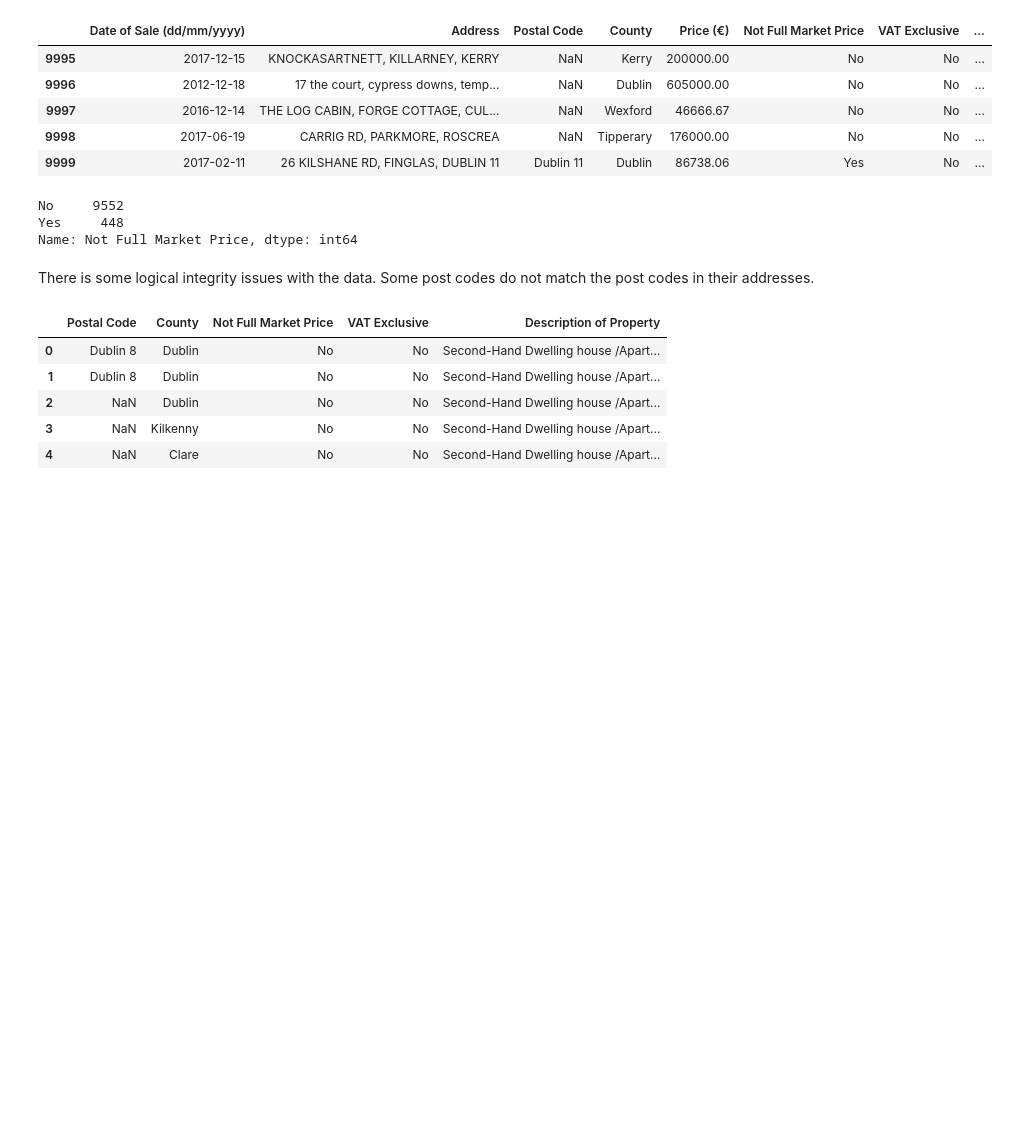
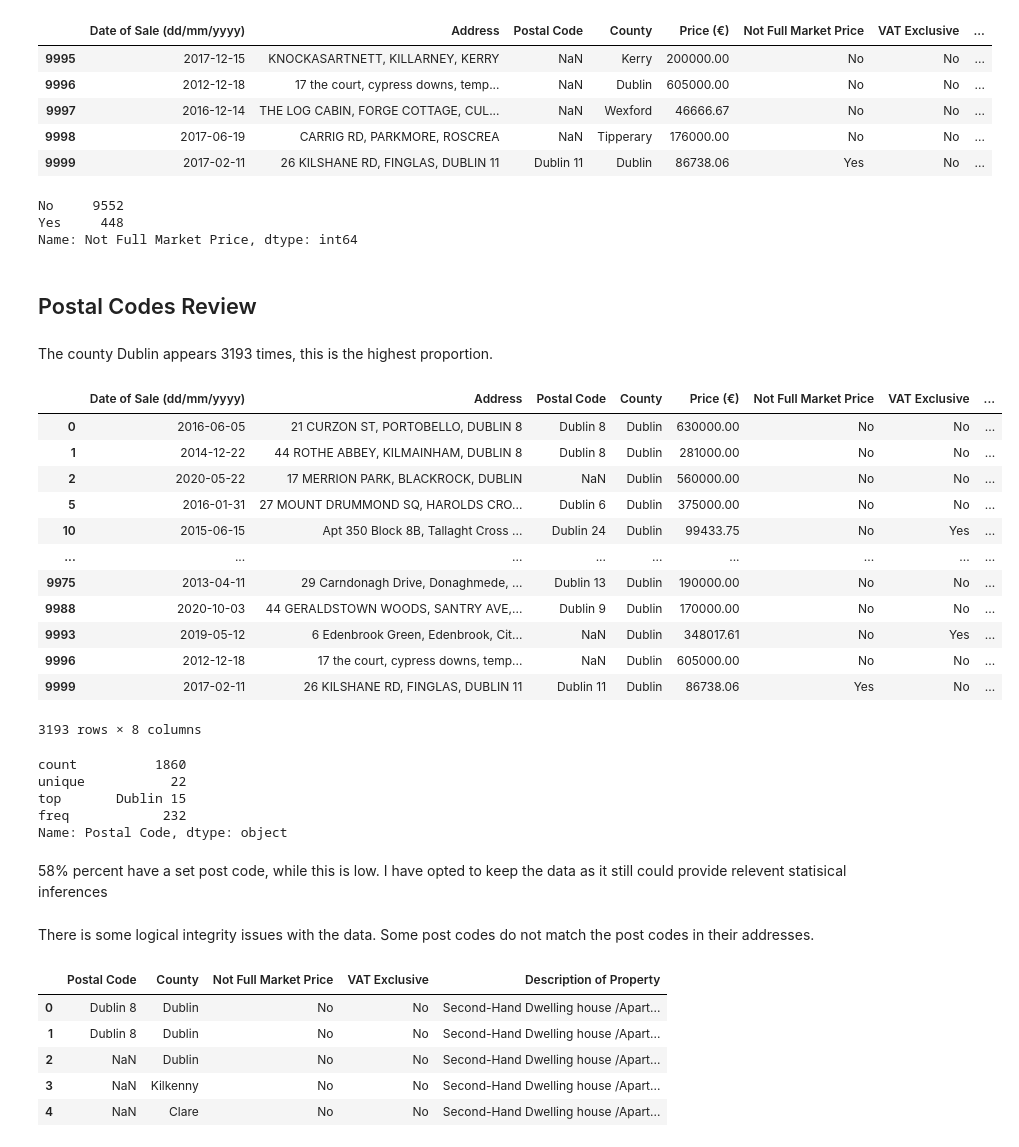
Before and after one commit to Gus1616/Data_analytics_homework1, a Jupyter notebook: Boothman_Gus_17350796_COMP47350_Homework1.ipynb, the cells around one changed output. Cells and saved outputs as stored; diff of their text form; code cells hidden in the pictures; blank space fills up the shorter version.

```diff
--- a/Boothman_Gus_17350796_COMP47350_Homework1.ipynb
+++ b/Boothman_Gus_17350796_COMP47350_Homework1.ipynb
@@ -206,6 +217,36 @@ df['Not Full Market Price'].value_counts(dropna=False)
 No     9552
 Yes     448
 Name: Not Full Market Price, dtype: int64
+# %% [markdown]
+## Postal Codes Review
+# %% [markdown]
+The county Dublin appears 3193 times, this is the highest proportion.
+# %%
+df.loc[df['County'].isin(['Dublin'])]
+# %% [output]
+|  | Date of Sale (dd/mm/yyyy) | Address | Postal Code | County | Price (€) | Not Full Market Price | VAT Exclusive | ... |
+| 0 | 2016-06-05 | 21 CURZON ST, PORTOBELLO, DUBLIN 8 | Dublin 8 | Dublin | 630000.00 | No | No | ... |
+| 1 | 2014-12-22 | 44 ROTHE ABBEY, KILMAINHAM, DUBLIN 8 | Dublin 8 | Dublin | 281000.00 | No | No | ... |
+| 2 | 2020-05-22 | 17 MERRION PARK, BLACKROCK, DUBLIN | NaN | Dublin | 560000.00 | No | No | ... |
+| 5 | 2016-01-31 | 27 MOUNT DRUMMOND SQ, HAROLDS CRO... | Dublin 6 | Dublin | 375000.00 | No | No | ... |
+| 10 | 2015-06-15 | Apt 350 Block 8B, Tallaght Cross ... | Dublin 24 | Dublin | 99433.75 | No | Yes | ... |
+| ... | ... | ... | ... | ... | ... | ... | ... | ... |
+| 9975 | 2013-04-11 | 29 Carndonagh Drive, Donaghmede, ... | Dublin 13 | Dublin | 190000.00 | No | No | ... |
+| 9988 | 2020-10-03 | 44 GERALDSTOWN WOODS, SANTRY AVE,... | Dublin 9 | Dublin | 170000.00 | No | No | ... |
+| 9993 | 2019-05-12 | 6 Edenbrook Green, Edenbrook, Cit... | NaN | Dublin | 348017.61 | No | Yes | ... |
+| 9996 | 2012-12-18 | 17 the court, cypress downs, temp... | NaN | Dublin | 605000.00 | No | No | ... |
+| 9999 | 2017-02-11 | 26 KILSHANE RD, FINGLAS, DUBLIN 11 | Dublin 11 | Dublin | 86738.06 | Yes | No | ... |
+3193 rows × 8 columns
+# %%
+df["Postal Code"].describe().T
+# %% [output]
+count          1860
+unique           22
+top       Dublin 15
+freq            232
+Name: Postal Code, dtype: object
+# %% [markdown]
+58% percent have a set post code, while this is low. I have opted to keep the data as it still could provide relevent statisical inferences
 # %% [markdown]
 There is some logical integrity issues with the data. Some post codes do not match the post codes in their addresses.
 # %%
```
Also changed, not shown: parts of 7 cells of this notebook, 3 other files.
